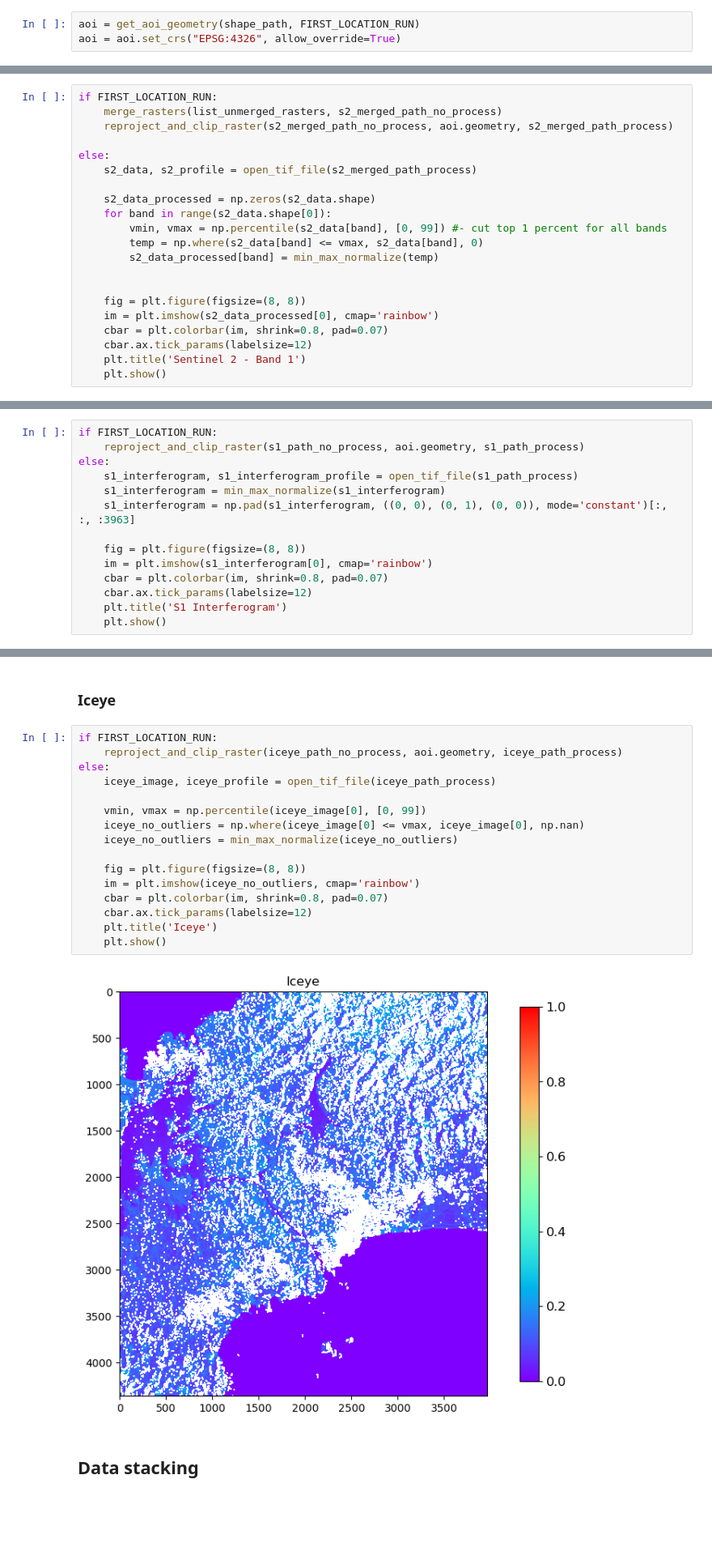
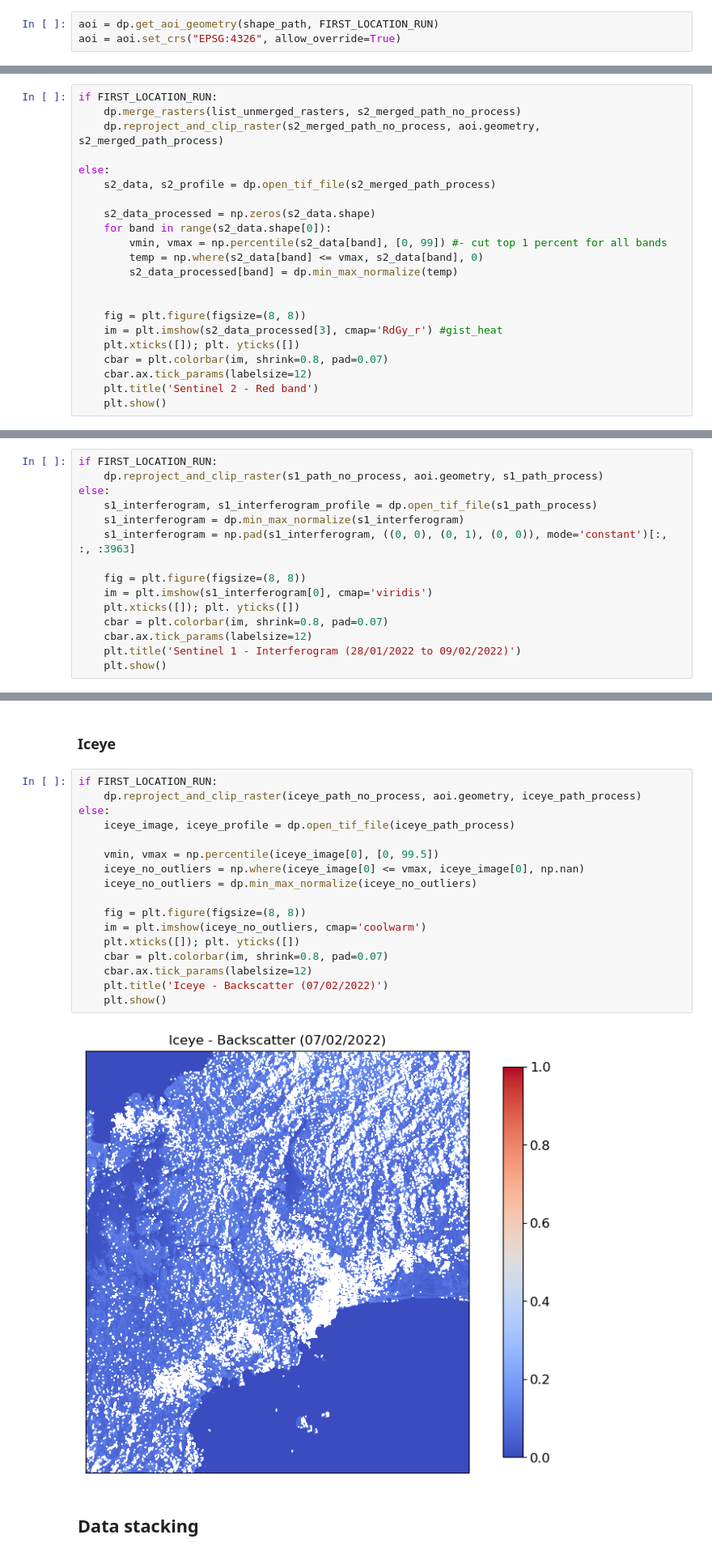
Before and after one commit to annalisefishell/MasterThesis, a Jupyter notebook: main.ipynb, the cells around one changed output, grey strips where cells are left out. Shown at 81% size. Drawn from its saved outputs; the diff is of its cells as text; blank space fills up the shorter version.

```diff
--- a/main.ipynb
+++ b/main.ipynb
@@ -160,3 +46,3 @@ def get_aoi_geometry(file_path, need_resizing=False, save_to=''):
 # %%
-aoi = get_aoi_geometry(shape_path, FIRST_LOCATION_RUN)
+aoi = dp.get_aoi_geometry(shape_path, FIRST_LOCATION_RUN)
 aoi = aoi.set_crs("EPSG:4326", allow_override=True)
@@ -193,23 +55,24 @@ Sentinel 2 optical data:
 - Compute desired VIs and BPVs
 # %%
 if FIRST_LOCATION_RUN:
-    merge_rasters(list_unmerged_rasters, s2_merged_path_no_process)
-    reproject_and_clip_raster(s2_merged_path_no_process, aoi.geometry, s2_merged_path_process)
+    dp.merge_rasters(list_unmerged_rasters, s2_merged_path_no_process)
+    dp.reproject_and_clip_raster(s2_merged_path_no_process, aoi.geometry, s2_merged_path_process)
 
 else:
-    s2_data, s2_profile = open_tif_file(s2_merged_path_process)
+    s2_data, s2_profile = dp.open_tif_file(s2_merged_path_process)
 
     s2_data_processed = np.zeros(s2_data.shape)
     for band in range(s2_data.shape[0]):
         vmin, vmax = np.percentile(s2_data[band], [0, 99]) #- cut top 1 percent for all bands
         temp = np.where(s2_data[band] <= vmax, s2_data[band], 0)
-        s2_data_processed[band] = min_max_normalize(temp)
+        s2_data_processed[band] = dp.min_max_normalize(temp)
 
 
     fig = plt.figure(figsize=(8, 8))
-    im = plt.imshow(s2_data_processed[0], cmap='rainbow')
+    im = plt.imshow(s2_data_processed[3], cmap='RdGy_r') #gist_heat
+    plt.xticks([]); plt. yticks([])
     cbar = plt.colorbar(im, shrink=0.8, pad=0.07)
     cbar.ax.tick_params(labelsize=12)
-    plt.title('Sentinel 2 - Band 1')
+    plt.title('Sentinel 2 - Red band')
     plt.show()
 # %% [output]
@@ -223,16 +86,17 @@ Interferogram
 - double chek the width/height, it seems like its one off
 # %%
 if FIRST_LOCATION_RUN:
-    reproject_and_clip_raster(s1_path_no_process, aoi.geometry, s1_path_process)
+    dp.reproject_and_clip_raster(s1_path_no_process, aoi.geometry, s1_path_process)
 else:
-    s1_interferogram, s1_interferogram_profile = open_tif_file(s1_path_process)
-    s1_interferogram = min_max_normalize(s1_interferogram)
+    s1_interferogram, s1_interferogram_profile = dp.open_tif_file(s1_path_process)
+    s1_interferogram = dp.min_max_normalize(s1_interferogram)
     s1_interferogram = np.pad(s1_interferogram, ((0, 0), (0, 1), (0, 0)), mode='constant')[:, :, :3963]
 
     fig = plt.figure(figsize=(8, 8))
-    im = plt.imshow(s1_interferogram[0], cmap='rainbow')
+    im = plt.imshow(s1_interferogram[0], cmap='viridis')
+    plt.xticks([]); plt. yticks([])
     cbar = plt.colorbar(im, shrink=0.8, pad=0.07)
     cbar.ax.tick_params(labelsize=12)
-    plt.title('S1 Interferogram')
+    plt.title('Sentinel 1 - Interferogram (28/01/2022 to 09/02/2022)')
     plt.show()
 # %% [output]
@@ -251,22 +105,23 @@ else:
 ### Iceye
 # %%
 if FIRST_LOCATION_RUN:
-    reproject_and_clip_raster(iceye_path_no_process, aoi.geometry, iceye_path_process)
+    dp.reproject_and_clip_raster(iceye_path_no_process, aoi.geometry, iceye_path_process)
 else:
-    iceye_image, iceye_profile = open_tif_file(iceye_path_process)
+    iceye_image, iceye_profile = dp.open_tif_file(iceye_path_process)
 
-    vmin, vmax = np.percentile(iceye_image[0], [0, 99])
+    vmin, vmax = np.percentile(iceye_image[0], [0, 99.5])
     iceye_no_outliers = np.where(iceye_image[0] <= vmax, iceye_image[0], np.nan)
-    iceye_no_outliers = min_max_normalize(iceye_no_outliers)
+    iceye_no_outliers = dp.min_max_normalize(iceye_no_outliers)
 
     fig = plt.figure(figsize=(8, 8))
-    im = plt.imshow(iceye_no_outliers, cmap='rainbow')
+    im = plt.imshow(iceye_no_outliers, cmap='coolwarm')
+    plt.xticks([]); plt. yticks([])
     cbar = plt.colorbar(im, shrink=0.8, pad=0.07)
     cbar.ax.tick_params(labelsize=12)
-    plt.title('Iceye')
+    plt.title('Iceye - Backscatter (07/02/2022)')
     plt.show()
 # %% [output]
-[figure, old version]
+[figure, new version]
 # %% [markdown]
 ## Data stacking
 # %%
```
Also changed, not shown: parts of 23 cells of this notebook, 5 other files.
